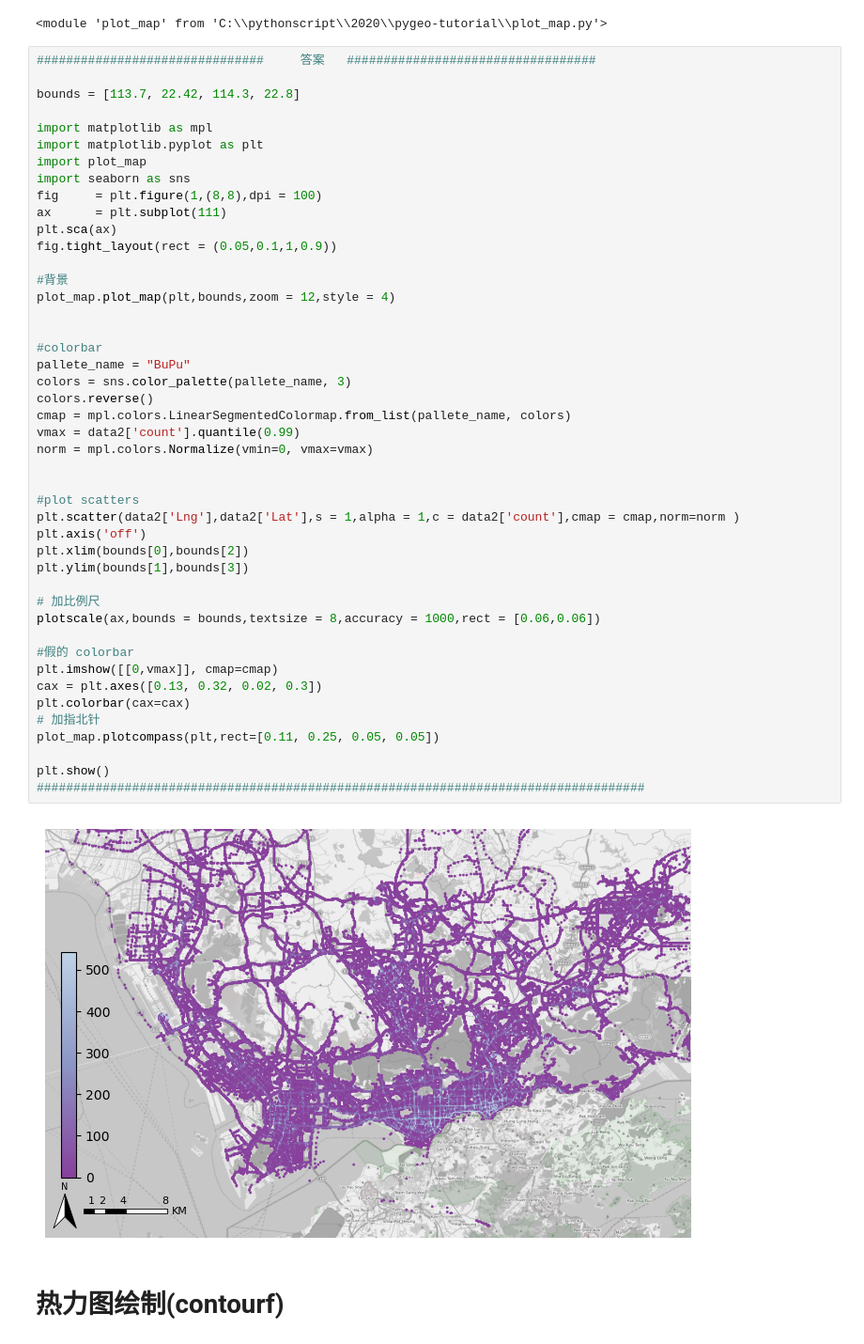
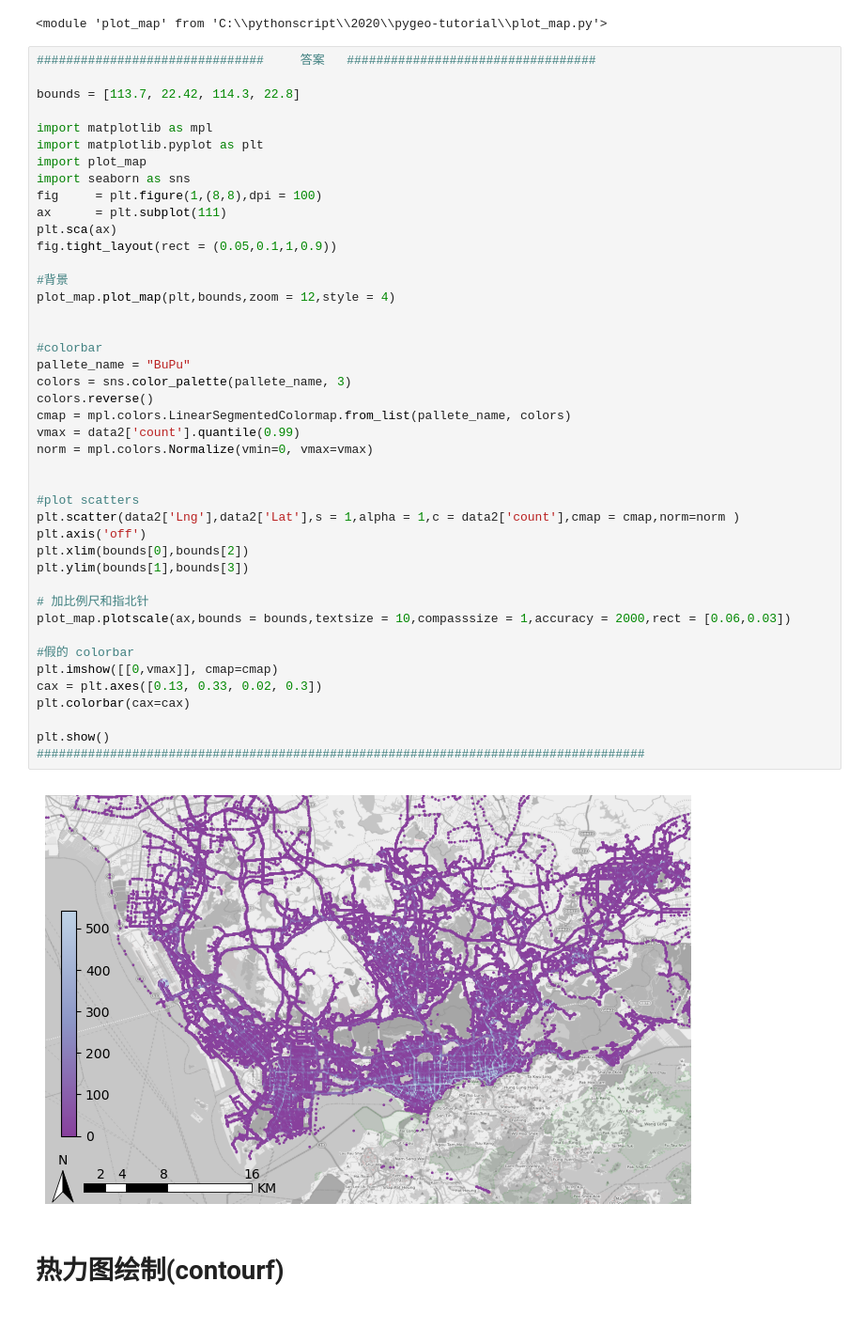
Before and after one commit to ni1o1/pygeo-tutorial, a Jupyter notebook: 5-绘制数据分布的散点图和热力图（contourf）.ipynb, the cells around one changed output. Shown at 94% size. Drawn from its saved outputs; the diff is of its cells as text.

Commit message:
update plot_map

```diff
--- a/5-绘制数据分布的散点图和热力图（contourf）.ipynb
+++ b/5-绘制数据分布的散点图和热力图（contourf）.ipynb
@@ -121,39 +121,37 @@ ax      = plt.subplot(111)
 plt.sca(ax)
 fig.tight_layout(rect = (0.05,0.1,1,0.9))
 
 #背景
 plot_map.plot_map(plt,bounds,zoom = 12,style = 4)
 
 
 #colorbar
 pallete_name = "BuPu"
 colors = sns.color_palette(pallete_name, 3)
 colors.reverse()
 cmap = mpl.colors.LinearSegmentedColormap.from_list(pallete_name, colors)
 vmax = data2['count'].quantile(0.99)
 norm = mpl.colors.Normalize(vmin=0, vmax=vmax)
 
 
 #plot scatters
 plt.scatter(data2['Lng'],data2['Lat'],s = 1,alpha = 1,c = data2['count'],cmap = cmap,norm=norm )
 plt.axis('off')
 plt.xlim(bounds[0],bounds[2])
 plt.ylim(bounds[1],bounds[3])
 
-# 加比例尺
-plotscale(ax,bounds = bounds,textsize = 8,accuracy = 1000,rect = [0.06,0.06])
+# 加比例尺和指北针
+plot_map.plotscale(ax,bounds = bounds,textsize = 10,compasssize = 1,accuracy = 2000,rect = [0.06,0.03])
 
 #假的 colorbar
 plt.imshow([[0,vmax]], cmap=cmap)
-cax = plt.axes([0.13, 0.32, 0.02, 0.3])
+cax = plt.axes([0.13, 0.33, 0.02, 0.3])
 plt.colorbar(cax=cax)
-# 加指北针
-plot_map.plotcompass(plt,rect=[0.11, 0.25, 0.05, 0.05])
 
 plt.show()
 ###################################################################################
 # %% [output]
-[figure, old version]
+[figure, new version]
 # %% [markdown]
 # 热力图绘制(contourf)
 # %% [markdown]
```
Also changed, not shown: 1 other file.
